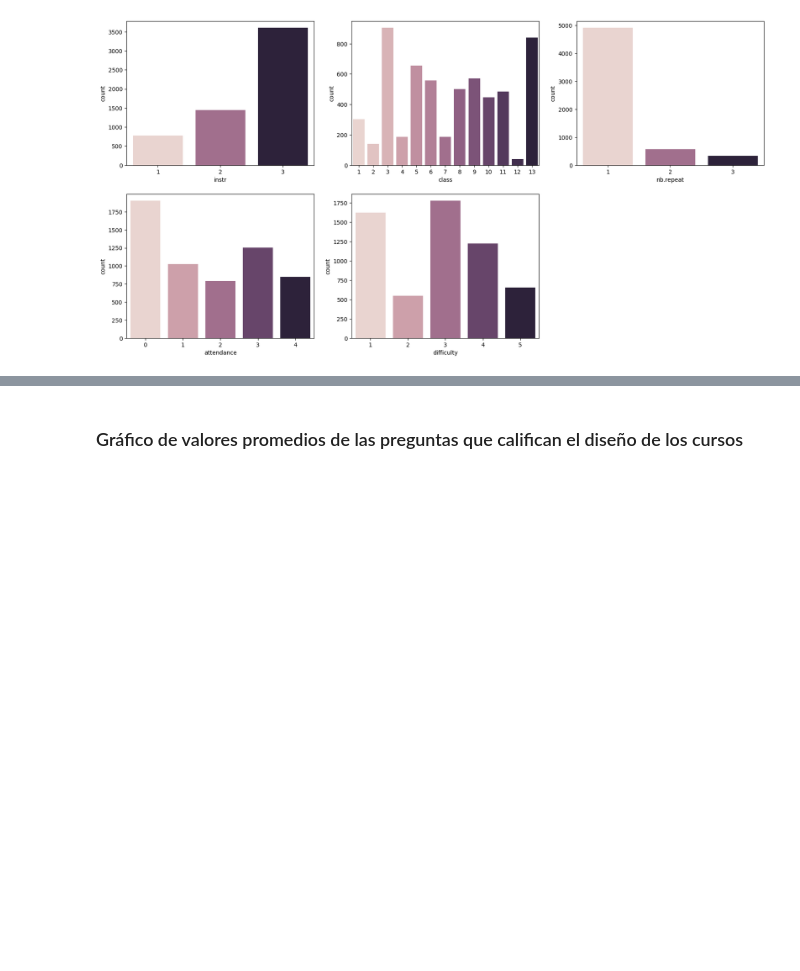
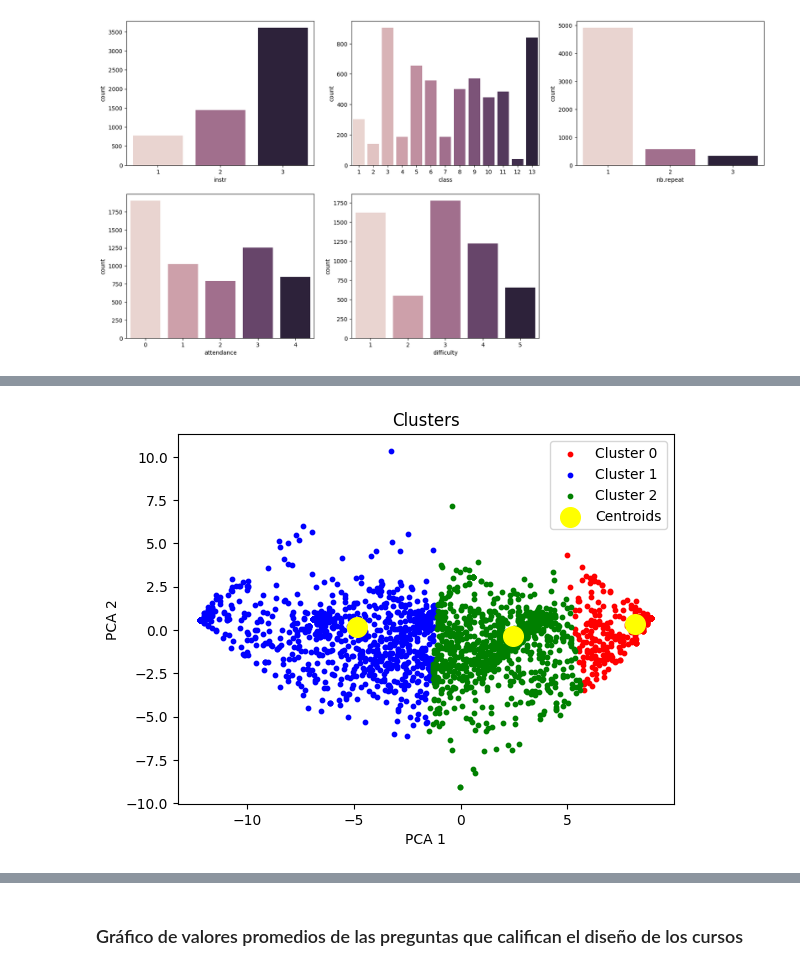
Before and after one commit to rhynzler/trabajo-final-aprendizaje-supervisado, a Jupyter notebook: informe-final/no_supervisado.ipynb, the cells around one changed output, grey strips where cells are left out. Saved outputs shown, nothing was run; the diff lists cells and outputs as text; code cells hidden in the pictures; blank space fills up the shorter version.

```diff
--- a/informe-final/no_supervisado.ipynb
+++ b/informe-final/no_supervisado.ipynb
@@ -96,0 +276,20 @@ sns.countplot(x=df['difficulty'], hue=df['difficulty'], legend=False)
+# %%
+X = df_cleaned.iloc[:, 5:33]
+
+pca = PCA(n_components=2)
+X = pca.fit_transform(X)
+
+kmeans_pca = KMeans(n_clusters=k, init = 'k-means++', random_state=42)
+y_kmeans = kmeans_pca.fit_predict(X)
+
+plt.scatter(X[y_kmeans == 0, 0], X[y_kmeans == 0, 1], s=10, c="red", label="Cluster 0")
+plt.scatter(X[y_kmeans == 1, 0], X[y_kmeans == 1, 1], s=10, c="blue", label="Cluster 1")
+plt.scatter(X[y_kmeans == 2, 0], X[y_kmeans == 2, 1], s=10, c="green", label="Cluster 2")
+plt.scatter(kmeans_pca.cluster_centers_[:, 0], kmeans_pca.cluster_centers_[:, 1], s=200, c="yellow", label="Centroids")
+plt.title("Clusters")
+plt.xlabel("PCA 1")
+plt.ylabel("PCA 2")
+plt.legend()
+plt.show()
+# %% [output]
+[figure, added]
```
Also changed, not shown: parts of 69 cells of this notebook, 9 other files.
